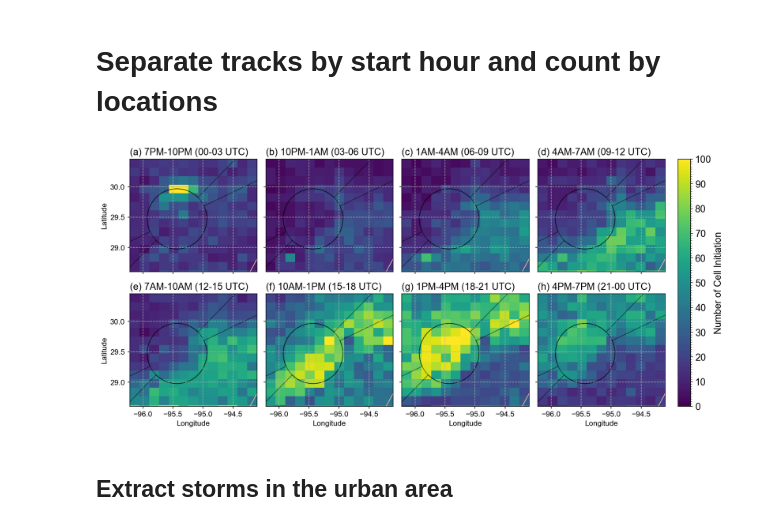
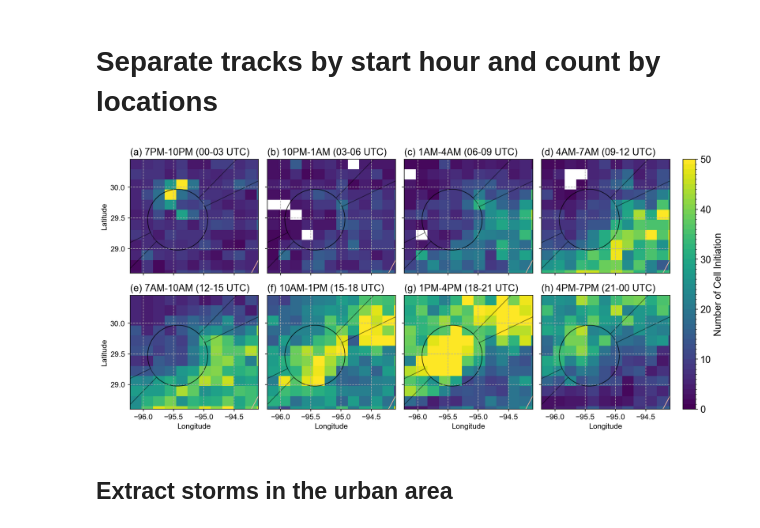
Before and after one commit to oluwafemiomitusa/Geospatial-Analysis, a Jupyter notebook: Second_part/Jupyter Notebooks/New/histogram_plots.ipynb, the cells around one changed output. Saved outputs shown, nothing was run; the diff lists cells and outputs as text; code cells hidden in the pictures.

```diff
--- a/Second_part/Jupyter Notebooks/New/histogram_plots.ipynb
+++ b/Second_part/Jupyter Notebooks/New/histogram_plots.ipynb
@@ -143,17 +143,18 @@ mpl.rcParams['font.family'] = 'Arial'
 fig, ax1 = plt.subplots(figsize=(8,5), dpi=150)
 
 # Plotting for cell track start times on the first y-axis
-line1, = ax1.plot(hour_bin[:-1], hist_starthour_LT, label='Start tracks', color='b')
+line1, = ax1.plot(hour_bin[:-1], hist_starthour_LT, label='Start Tracks', color='b')
 ax1.set_xlabel('Local Time (hour)')
 ax1.set_ylabel('Number of Start Tracks', color='b')
 ax1.tick_params(axis='y', labelcolor='b')
-#ax1.set_xticks(np.arange(1,24.1,3))
+#ax1.set_xlim(left=0.7)
+ax1.set_xticks(np.arange(0,24.1,3))
 ax1.grid(ls='--')
 ax1.set_title('Cell Track Start and End Times', loc='left')
 
 # Setting up the second y-axis for cell track end times
 ax2 = ax1.twinx()
-line2, = ax2.plot(hour_bin[:-1], hist_endhour_LT, label='End tracks', color='r')
+line2, = ax2.plot(hour_bin[:-1], hist_endhour_LT, label='End Tracks', color='r')
 ax2.set_ylabel('Number of End Tracks', color='r')
 #ax2.set_xticks(np.arange(,24.1,3))
 ax2.tick_params(axis='y', labelcolor='r')
@@ -283,7 +284,7 @@ def plot_2heatmaps(dataarr, lonarr, latarr, topoZ, topoLon, topoLat, levels, cma
 
     return fig
 # %%
-city_center = (-95.43207102398061, 29.4719)
+# city_center = (-95.43207102398061, 29.4719)
 # %%
 import matplotlib.pyplot as plt
 import numpy as np
@@ -344,5 +349,5 @@ def plot_2heatmaps(dataarr, lonarr, latarr, topoZ, topoLon, topoLat, levels, cma
 # %%
-buffer = -0.05
+buffer = 0.05
 minlon, maxlon = np.nanmin([start_lon.values, end_lon])-buffer, np.nanmax([start_lon.values, end_lon])+buffer
 minlat, maxlat = np.nanmin([start_lat.values, end_lat])-buffer, np.nanmax([start_lat.values, end_lat])+buffer
 print(minlon, maxlon, minlat, maxlat)
@@ -619,7 +611,7 @@ mask18 = np.logical_and(start_hour >= 18, start_hour < 21)
 mask21 = np.logical_and(start_hour >= 21, start_hour < 24)
 
 # Get track start location by diurnal timing
-bins = [14, 14]
+bins = [12, 12]
 ranges = [[minlat+buffer,maxlat-buffer], [minlon+buffer,maxlon-buffer]]
 hist2d_startloc_hr0, ybins_c, xbins_c = np.histogram2d(start_lat.values[mask0], start_lon.values[mask0], bins=bins, range=ranges)
 hist2d_startloc_hr3, ybins_c, xbins_c = np.histogram2d(start_lat.values[mask3], start_lon.values[mask3], bins=bins, range=ranges)
@@ -639,8 +631,8 @@ dataarr = [[hist2d_startloc_hr0, hist2d_startloc_hr3, hist2d_startloc_hr6, hist2
            ]
 lonarr = xbins_c
 latarr = ybins_c
-levels = np.arange(0, 100.1, 1)
-cbticks = np.arange(0, 100.1, 10)
+levels = np.arange(0, 50.1, 1)
+cbticks = np.arange(0, 50.1, 10)
 titles = [    ["(a) 7PM-10PM (00-03 UTC)", "(b) 10PM-1AM (03-06 UTC)", "(c) 1AM-4AM (06-09 UTC)", "(d) 4AM-7AM (09-12 UTC)"],
     ["(e) 7AM-10AM (12-15 UTC)", "(f) 10AM-1PM (15-18 UTC)", "(g) 1PM-4PM (18-21 UTC)", "(h) 4PM-7PM (21-00 UTC)"]
 ]
@@ -690,34 +682,34 @@ for row in range(2):
         urban_radius = urban_radius
         downwind_start = 100
         downwind_end = 100
         sector_angle = 160  # in degrees
         mean_wind_angle = 125.37  # in degrees
         urban_circle = patches.Circle(city_center, urban_radius, fill=False, alpha=0.5)
         ax1.add_patch(urban_circle)
         downwind_end_scaled = downwind_end * urban_radius / 25
         # Adjust the following patches as necessary to fit your plotting context
         upwind_wedge = patches.Wedge(city_center, downwind_end_scaled, mean_wind_angle+180-(sector_angle/2), mean_wind_angle+180+(sector_angle/2),
                              width=downwind_end_scaled - urban_radius, alpha=0.5, fill=False)
         ax1.add_patch(upwind_wedge)
 
         downwind_wedge = patches.Wedge(city_center, downwind_end_scaled, mean_wind_angle-(sector_angle/2), mean_wind_angle+(sector_angle/2), width=downwind_end_scaled - urban_radius, fill=False, alpha=0.5)
         ax1.add_patch(downwind_wedge)
     # Save pcolormesh object for plotting colorbar
     pcm_save.append(pcm)
 
 # Adjust the layout before plotting colorbar
 fig.tight_layout()
 
 # Plot 1 color for the whole figure
 cbar = fig.colorbar(pcm_save[0], ax=axs[:, :], shrink=1, pad=0.02)
 cbar.set_ticks(cbticks)
 cbar.set_label(label=cblabel, fontsize=14)
 cbar.ax.tick_params(labelsize=14)
 
 # figname = f'{figdir}celltrack_start_loc_diurnal_cycle_0.2deg_2x4.png'
 # fig.savefig(figname, bbox_inches='tight', facecolor='w', dpi=300)
 # %% [output]
-[figure, old version]
+[figure, new version]
 # %% [markdown]
 ## Extract storms in the urban area
 # %%
```
Also changed, not shown: parts of 20 cells of this notebook.
